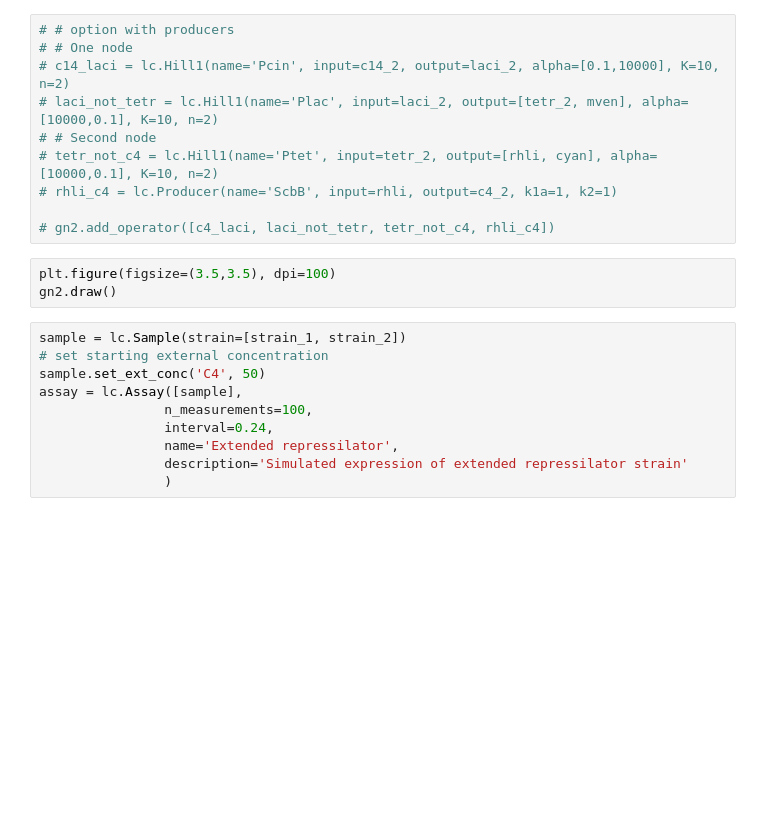
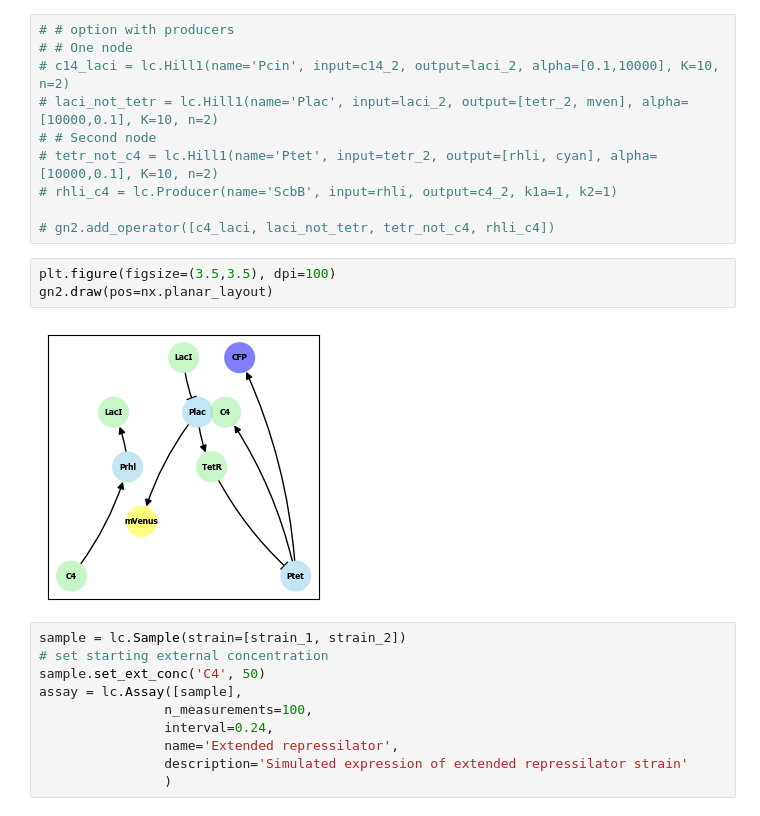
Before and after one commit to RudgeLab/LOICA, a Jupyter notebook: notebooks/repressilators/two_strain.ipynb, the cells around one changed output. Cells and saved outputs as stored; diff of their text form; blank space fills up the shorter version.

```diff
--- a/notebooks/repressilators/two_strain.ipynb
+++ b/notebooks/repressilators/two_strain.ipynb
@@ -98,7 +103,9 @@ gn2.add_operator([c4_laci, laci_not_tetr, tetr_not_c4])
 # gn2.add_operator([c4_laci, laci_not_tetr, tetr_not_c4, rhli_c4])
 # %%
 plt.figure(figsize=(3.5,3.5), dpi=100)
-gn2.draw()
+gn2.draw(pos=nx.planar_layout)
+# %% [output]
+[figure, added]
 # %%
 sample = lc.Sample(strain=[strain_1, strain_2])
 # set starting external concentration
```
Also changed, not shown: parts of 2 cells of this notebook.
